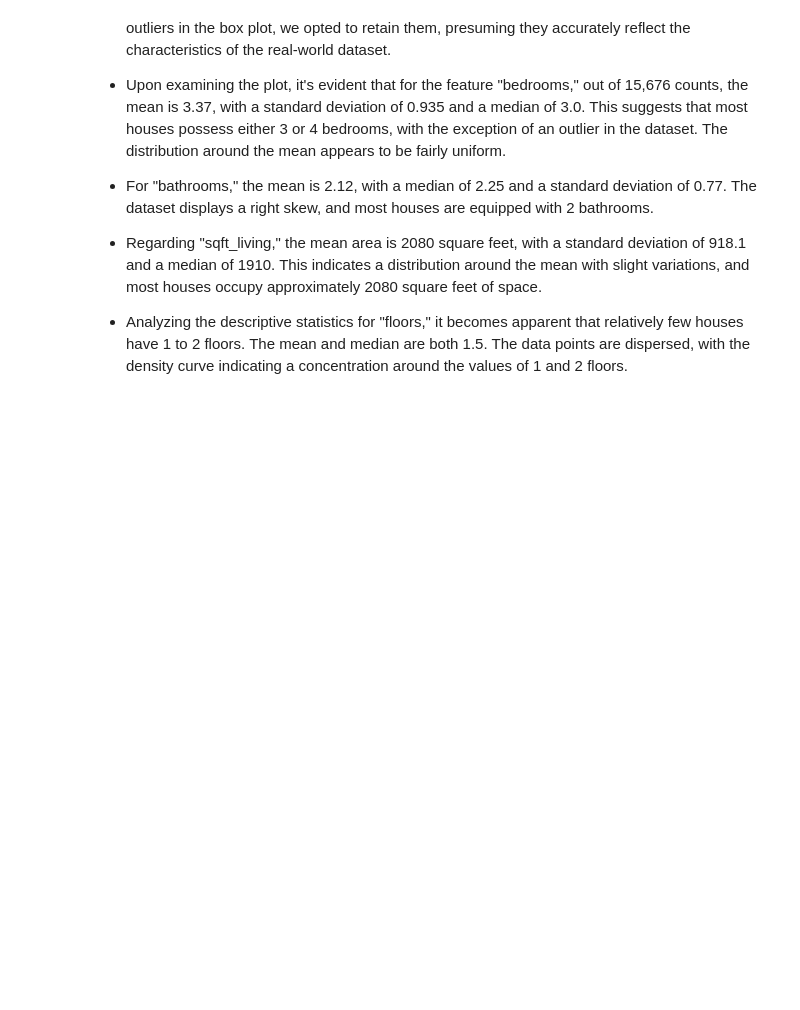
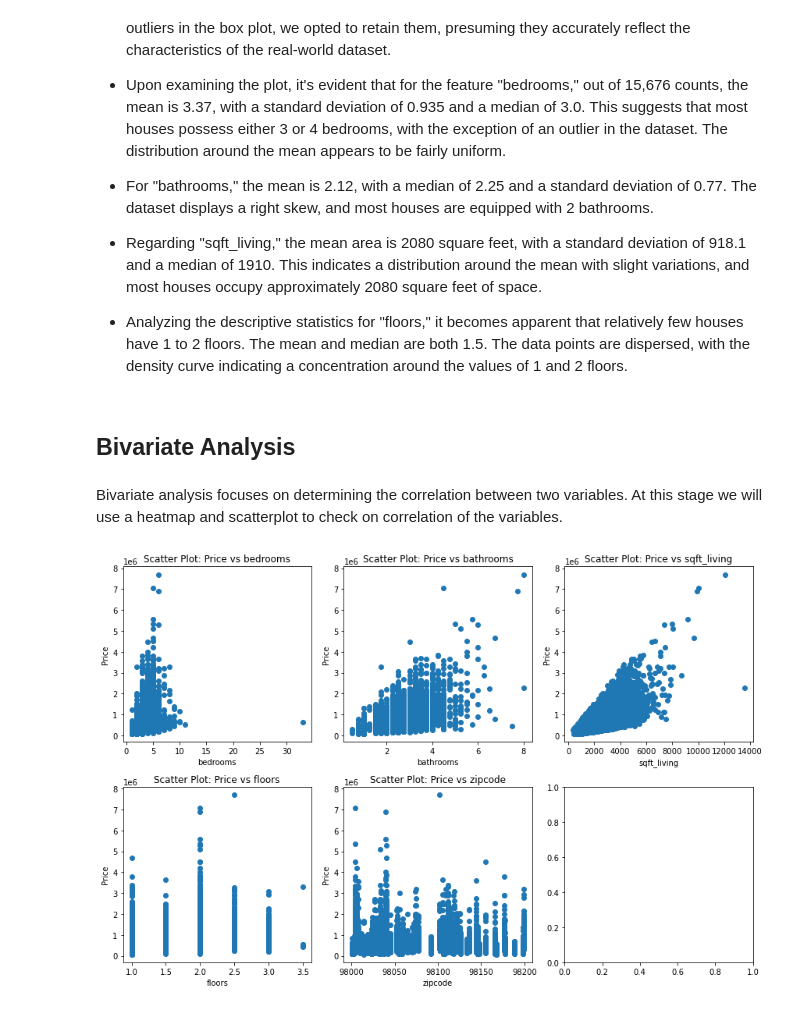
Before and after one commit to whareverrr/dsc-phase-2-project-v2-3, a Jupyter notebook: student.ipynb, the cells around one changed output. Saved outputs shown, nothing was run; the diff lists cells and outputs as text; code cells hidden in the pictures; blank space fills up the shorter version.

Commit message:
bivariate analysis

```diff
--- a/student.ipynb
+++ b/student.ipynb
@@ -379,3 +379,30 @@ dtype: float64
 * Regarding "sqft_living," the mean area is 2080 square feet, with a standard deviation of 918.1 and a median of 1910. This indicates a distribution around the mean with slight variations, and most houses occupy approximately 2080 square feet of space.
 
 * Analyzing the descriptive statistics for "floors," it becomes apparent that relatively few houses have 1 to 2 floors. The mean and median are both 1.5. The data points are dispersed, with the density curve indicating a concentration around the values of 1 and 2 floors.
+# %% [markdown]
+## Bivariate Analysis
+# %% [markdown]
+Bivariate analysis focuses on determining the correlation between two variables. At this stage we will use a heatmap and scatterplot to check on correlation of the variables.
+# %%
+features = ['bedrooms', 'bathrooms', 'sqft_living', 'floors',
+            'zipcode']
+
+# Set the figure size and grid layout
+fig, axs = plt.subplots(nrows=2, ncols=3, figsize=(12, 8))
+
+# Perform bivariate analysis for each feature
+for i, feature in enumerate(features):
+    # Calculate the row and column index
+    row = i // 3
+    col = i % 3
+
+    # Scatter Plot
+    axs[row, col].scatter(df[feature], df['price'])
+    axs[row, col].set_xlabel(feature)
+    axs[row, col].set_ylabel('Price')
+    axs[row, col].set_title('Scatter Plot: Price vs ' + feature)
+
+# Adjust the spacing between subplots
+plt.tight_layout()
+# %% [output]
+[figure, added]
```
Also changed, not shown: parts of 4 cells of this notebook.
